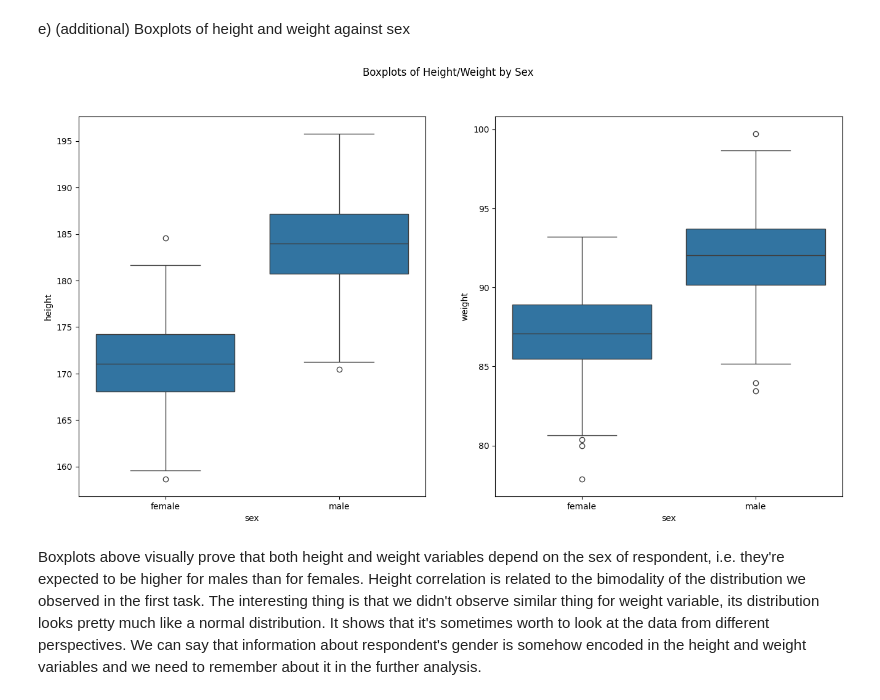
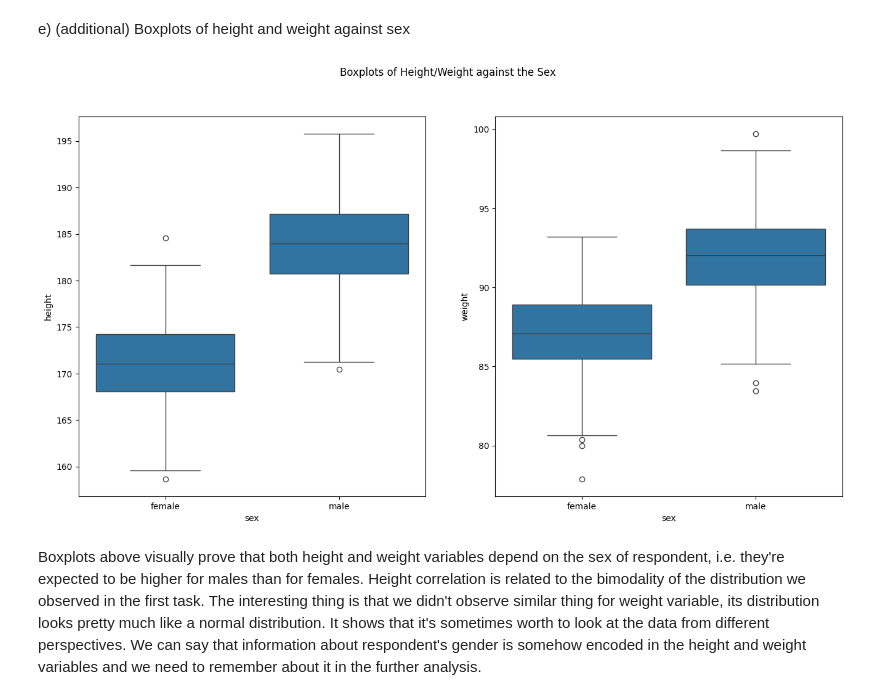
Before and after one commit to Sivvak/sml, a Jupyter notebook: hw1/SML_project1.ipynb, the cells around one changed output. Cells and saved outputs as stored; diff of their text form; code cells hidden in the pictures.

```diff
--- a/hw1/SML_project1.ipynb
+++ b/hw1/SML_project1.ipynb
@@ -452,18 +453,18 @@ e) (additional) Boxplots of height and weight against sex
 # %%
 fig, axes = plt.subplots(1, 2, figsize=(16, 8))
 
 for i, var in enumerate(["height", "weight"]):
     plot = sns.boxplot(x=data["sex"], y=data[var], ax=axes[i])
     plot.set_xticks([0, 1])
     plot.set_xticklabels(["female", "male"])
 
     axes[i].set_xlabel("sex")
     axes[i].set_ylabel(var)
 
-fig.suptitle("Boxplots of Height/Weight by Sex")
+fig.suptitle("Boxplots of Height/Weight against the Sex")
 plt.show()
 # %% [output]
-[figure, old version]
+[figure, new version]
 # %% [markdown]
 Boxplots above visually prove that both height and weight variables depend on the sex of respondent, i.e. they're expected to be higher for males than for females. Height correlation is related to the bimodality of the distribution we observed in the first task. The interesting thing is that we didn't observe similar thing for weight variable, its distribution looks pretty much like a normal distribution. It shows that it's sometimes worth to look at the data from different perspectives. We can say that information about respondent's gender is somehow encoded in the height and weight variables and we need to remember about it in the further analysis.
 # %% [markdown]
```
Also changed, not shown: parts of 11 cells of this notebook.
